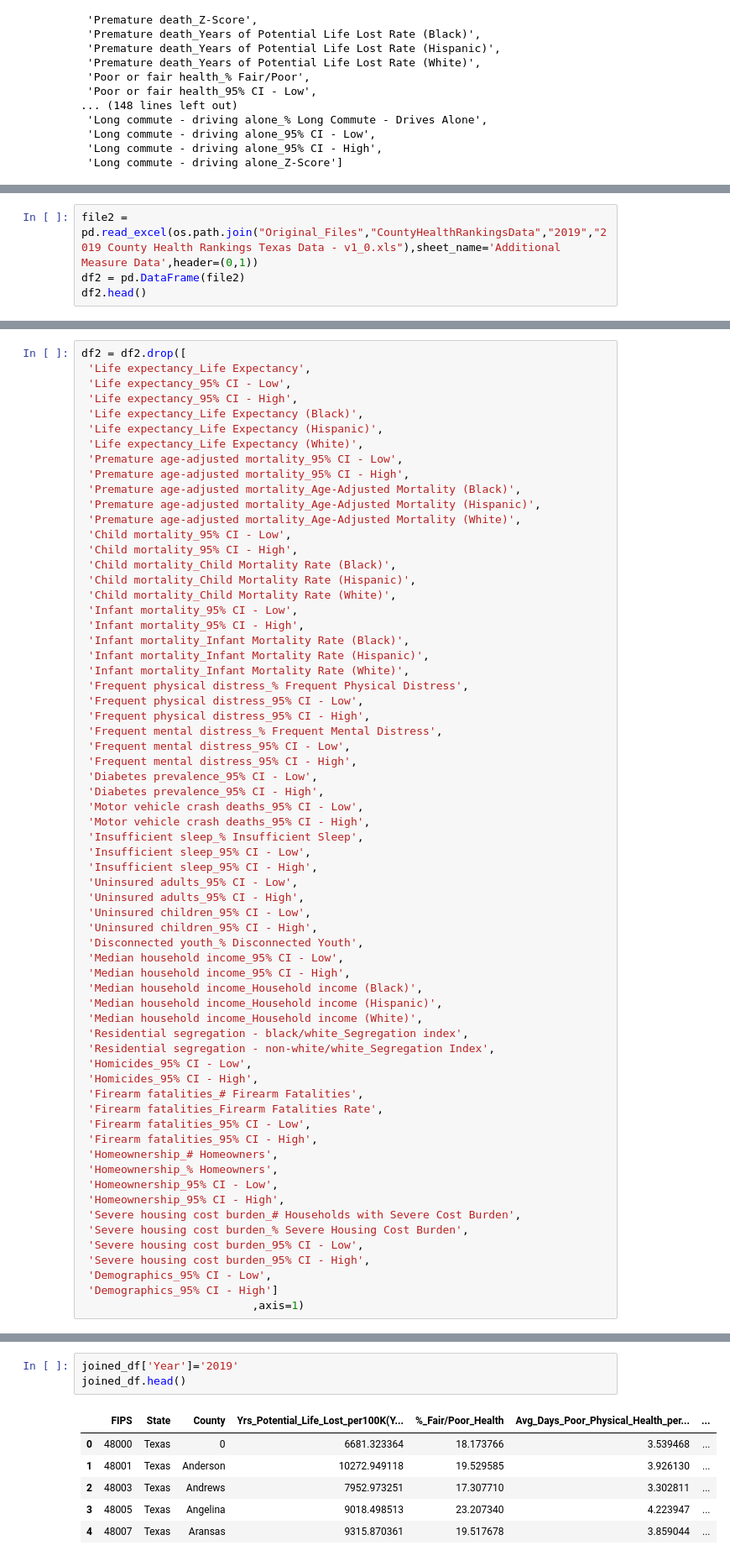
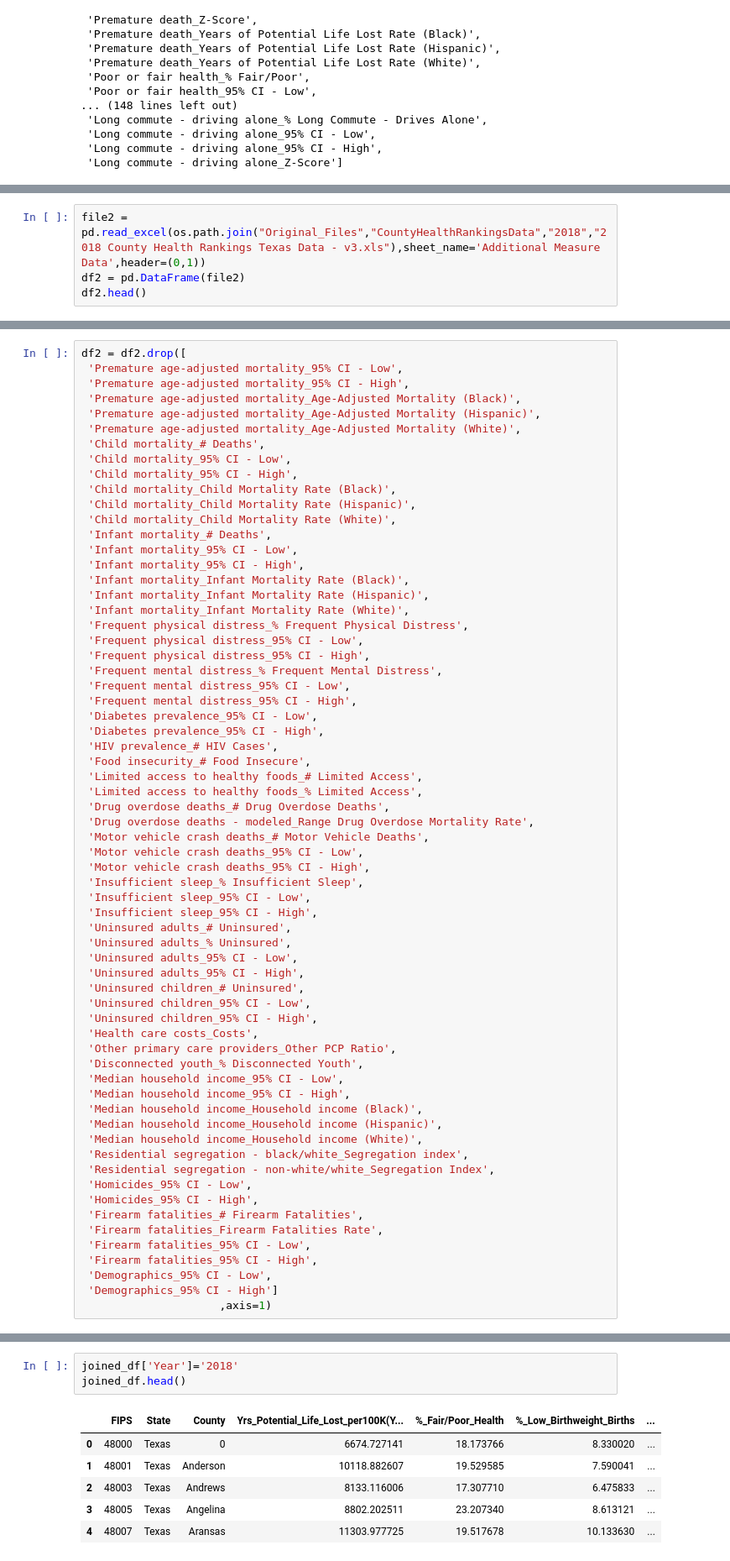
Before and after one commit to stevenjbark/DataAnalytics-FinalProject, a Jupyter notebook: Data/Data_Cleaning.ipynb, the cells around one changed output, grey strips where cells are left out. Shown at 84% size. Drawn from its saved outputs; the diff is of its cells as text.

```diff
--- a/Data/Data_Cleaning.ipynb
+++ b/Data/Data_Cleaning.ipynb
@@ -283,5 +251,5 @@ df.head()
 # %%
-file2 = pd.read_excel(os.path.join("Original_Files","CountyHealthRankingsData","2019","2019 County Health Rankings Texas Data - v1_0.xls"),sheet_name='Additional Measure Data',header=(0,1))
+file2 = pd.read_excel(os.path.join("Original_Files","CountyHealthRankingsData","2018","2018 County Health Rankings Texas Data - v3.xls"),sheet_name='Additional Measure Data',header=(0,1))
 df2 = pd.DataFrame(file2)
 df2.head()
 # %% [output]
@@ -327,21 +334,17 @@ list(df2.columns.values)
 # %%
 df2 = df2.drop([
- 'Life expectancy_Life Expectancy',
- 'Life expectancy_95% CI - Low',
- 'Life expectancy_95% CI - High',
- 'Life expectancy_Life Expectancy (Black)',
- 'Life expectancy_Life Expectancy (Hispanic)',
- 'Life expectancy_Life Expectancy (White)',
  'Premature age-adjusted mortality_95% CI - Low',
  'Premature age-adjusted mortality_95% CI - High',
  'Premature age-adjusted mortality_Age-Adjusted Mortality (Black)',
  'Premature age-adjusted mortality_Age-Adjusted Mortality (Hispanic)',
  'Premature age-adjusted mortality_Age-Adjusted Mortality (White)',
+ 'Child mortality_# Deaths',
  'Child mortality_95% CI - Low',
  'Child mortality_95% CI - High',
  'Child mortality_Child Mortality Rate (Black)',
  'Child mortality_Child Mortality Rate (Hispanic)',
  'Child mortality_Child Mortality Rate (White)',
+ 'Infant mortality_# Deaths',
  'Infant mortality_95% CI - Low',
  'Infant mortality_95% CI - High',
  'Infant mortality_Infant Mortality Rate (Black)',
@@ -355,15 +358,27 @@ df2 = df2.drop([
  'Frequent mental distress_95% CI - High',
  'Diabetes prevalence_95% CI - Low',
  'Diabetes prevalence_95% CI - High',
+ 'HIV prevalence_# HIV Cases',
+ 'Food insecurity_# Food Insecure',
+ 'Limited access to healthy foods_# Limited Access',
+ 'Limited access to healthy foods_% Limited Access',
+ 'Drug overdose deaths_# Drug Overdose Deaths',
+ 'Drug overdose deaths - modeled_Range Drug Overdose Mortality Rate',
+ 'Motor vehicle crash deaths_# Motor Vehicle Deaths',
  'Motor vehicle crash deaths_95% CI - Low',
  'Motor vehicle crash deaths_95% CI - High',
  'Insufficient sleep_% Insufficient Sleep',
  'Insufficient sleep_95% CI - Low',
  'Insufficient sleep_95% CI - High',
+ 'Uninsured adults_# Uninsured',
+ 'Uninsured adults_% Uninsured',
  'Uninsured adults_95% CI - Low',
  'Uninsured adults_95% CI - High',
+ 'Uninsured children_# Uninsured',
  'Uninsured children_95% CI - Low',
  'Uninsured children_95% CI - High',
+ 'Health care costs_Costs',
+ 'Other primary care providers_Other PCP Ratio',
  'Disconnected youth_% Disconnected Youth',
  'Median household income_95% CI - Low',
  'Median household income_95% CI - High',
@@ -378,14 +393,6 @@ df2 = df2.drop([
  'Firearm fatalities_Firearm Fatalities Rate',
  'Firearm fatalities_95% CI - Low',
  'Firearm fatalities_95% CI - High',
- 'Homeownership_# Homeowners',
- 'Homeownership_% Homeowners',
- 'Homeownership_95% CI - Low',
- 'Homeownership_95% CI - High',
- 'Severe housing cost burden_# Households with Severe Cost Burden',
- 'Severe housing cost burden_% Severe Housing Cost Burden',
- 'Severe housing cost burden_95% CI - Low',
- 'Severe housing cost burden_95% CI - High',
  'Demographics_95% CI - Low',
  'Demographics_95% CI - High']
-                          ,axis=1)
+                     ,axis=1)
@@ -588,10 +544,10 @@ joined_df.head()
 # %%
-joined_df['Year']='2019'
+joined_df['Year']='2018'
 joined_df.head()
 # %% [output]
-|  | FIPS | State | County | Yrs_Potential_Life_Lost_per100K(Y... | %_Fair/Poor_Health | Avg_Days_Poor_Physical_Health_per... | ... |
-| 0 | 48000 | Texas | 0 | 6681.323364 | 18.173766 | 3.539468 | ... |
-| 1 | 48001 | Texas | Anderson | 10272.949118 | 19.529585 | 3.926130 | ... |
-| 2 | 48003 | Texas | Andrews | 7952.973251 | 17.307710 | 3.302811 | ... |
-| 3 | 48005 | Texas | Angelina | 9018.498513 | 23.207340 | 4.223947 | ... |
-| 4 | 48007 | Texas | Aransas | 9315.870361 | 19.517678 | 3.859044 | ... |
+|  | FIPS | State | County | Yrs_Potential_Life_Lost_per100K(Y... | %_Fair/Poor_Health | %_Low_Birthweight_Births | ... |
+| 0 | 48000 | Texas | 0 | 6674.727141 | 18.173766 | 8.330020 | ... |
+| 1 | 48001 | Texas | Anderson | 10118.882607 | 19.529585 | 7.590041 | ... |
+| 2 | 48003 | Texas | Andrews | 8133.116006 | 17.307710 | 6.475833 | ... |
+| 3 | 48005 | Texas | Angelina | 8802.202511 | 23.207340 | 8.613121 | ... |
+| 4 | 48007 | Texas | Aransas | 11303.977725 | 19.517678 | 10.133630 | ... |
```
Also changed, not shown: parts of 20 cells of this notebook, 5 other files.
